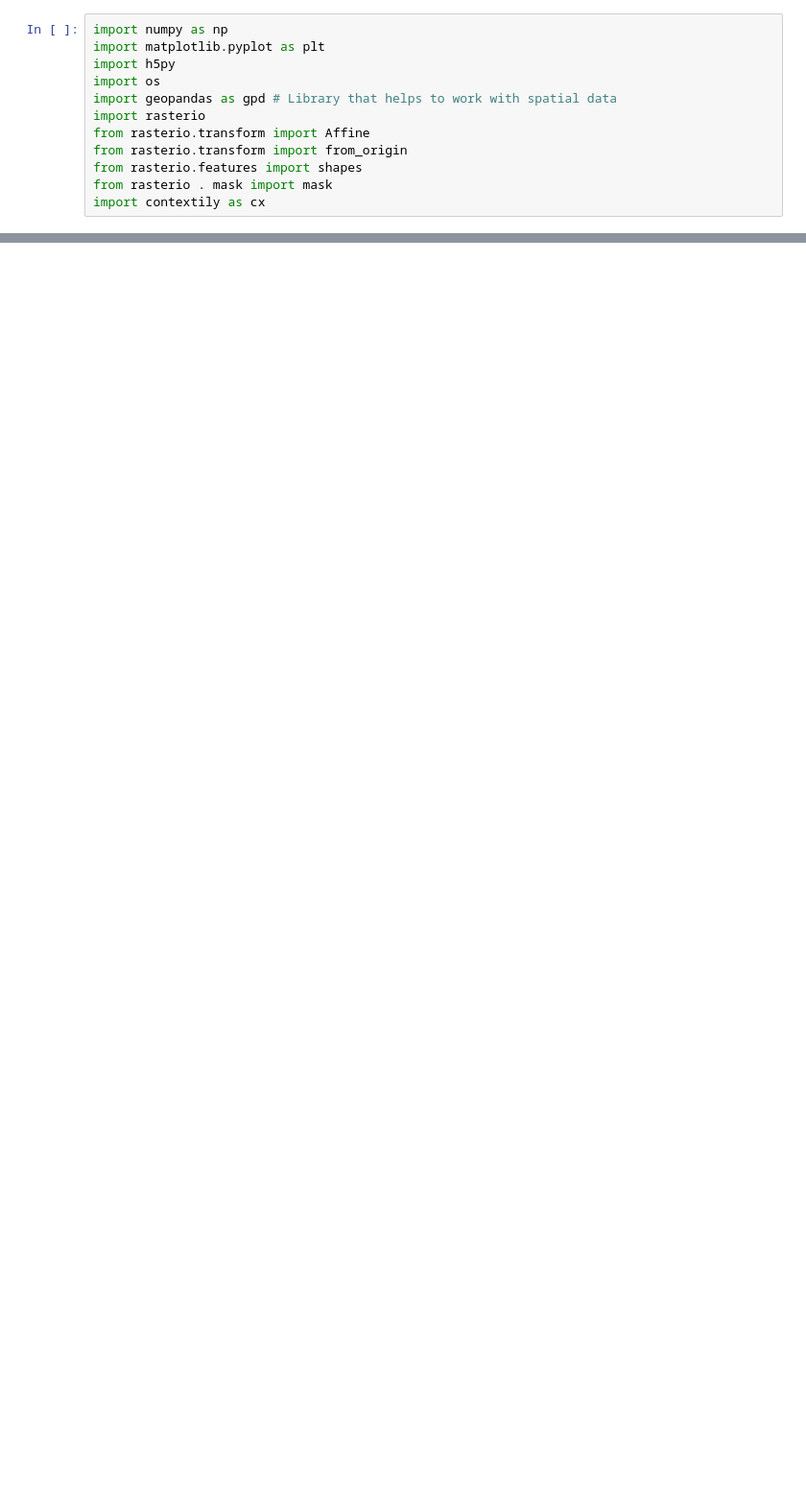
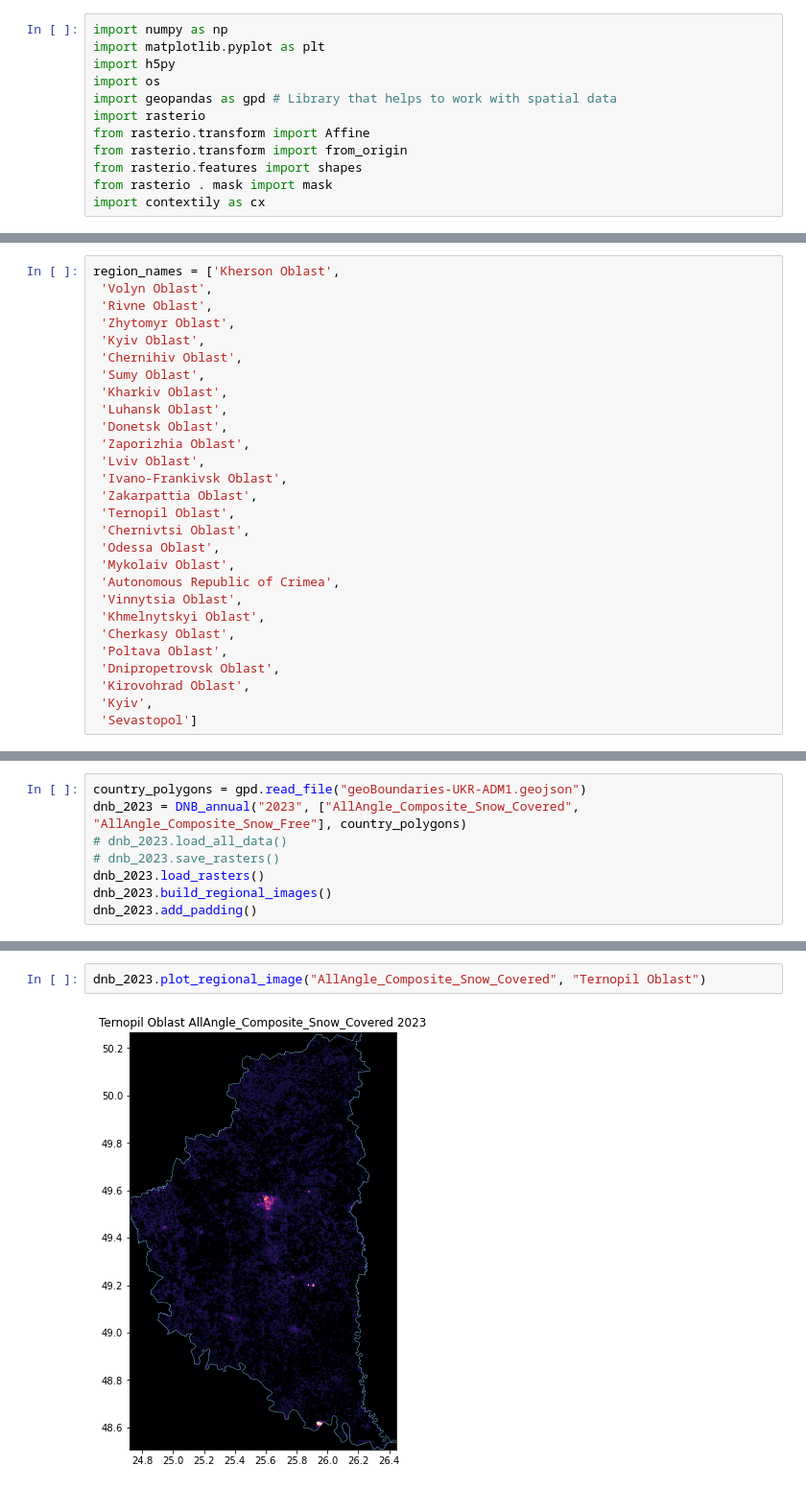
Before and after one commit to lollex90/masters-dissertation, a Jupyter notebook: main.ipynb, the cells around one changed output, grey strips where cells are left out. Shown: that part at 96% size. Saved outputs shown, nothing was run; the diff lists cells and outputs as text; blank space fills up the shorter version.

Commit message:
before cleaning the DNB_annual class

```diff
--- a/main.ipynb
+++ b/main.ipynb
@@ -165,0 +13,28 @@ plt.show()
+# %%
+region_names = ['Kherson Oblast',
+ 'Volyn Oblast',
+ 'Rivne Oblast',
+ 'Zhytomyr Oblast',
+ 'Kyiv Oblast',
+ 'Chernihiv Oblast',
+ 'Sumy Oblast',
+ 'Kharkiv Oblast',
+ 'Luhansk Oblast',
+ 'Donetsk Oblast',
+ 'Zaporizhia Oblast',
+ 'Lviv Oblast',
+ 'Ivano-Frankivsk Oblast',
+ 'Zakarpattia Oblast',
+ 'Ternopil Oblast',
+ 'Chernivtsi Oblast',
+ 'Odessa Oblast',
+ 'Mykolaiv Oblast',
+ 'Autonomous Republic of Crimea',
+ 'Vinnytsia Oblast',
+ 'Khmelnytskyi Oblast',
+ 'Cherkasy Oblast',
+ 'Poltava Oblast',
+ 'Dnipropetrovsk Oblast',
+ 'Kirovohrad Oblast',
+ 'Kyiv',
+ 'Sevastopol']
@@ -165,0 +182,8 @@ plt.show()
+# %%
+country_polygons = gpd.read_file("geoBoundaries-UKR-ADM1.geojson")
+dnb_2023 = DNB_annual("2023", ["AllAngle_Composite_Snow_Covered", "AllAngle_Composite_Snow_Free"], country_polygons)
+# dnb_2023.load_all_data()
+# dnb_2023.save_rasters()
+dnb_2023.load_rasters()
+dnb_2023.build_regional_images()
+dnb_2023.add_padding()
@@ -166,3 +196,7 @@ plt.show()
+# %%
+dnb_2023.plot_regional_image("AllAngle_Composite_Snow_Covered", "Ternopil Oblast")
+# %% [output]
+[figure, added]
 # %%
 # plot lights for Ukraine in 2023
 
```
Also changed, not shown: parts of 17 cells of this notebook.
